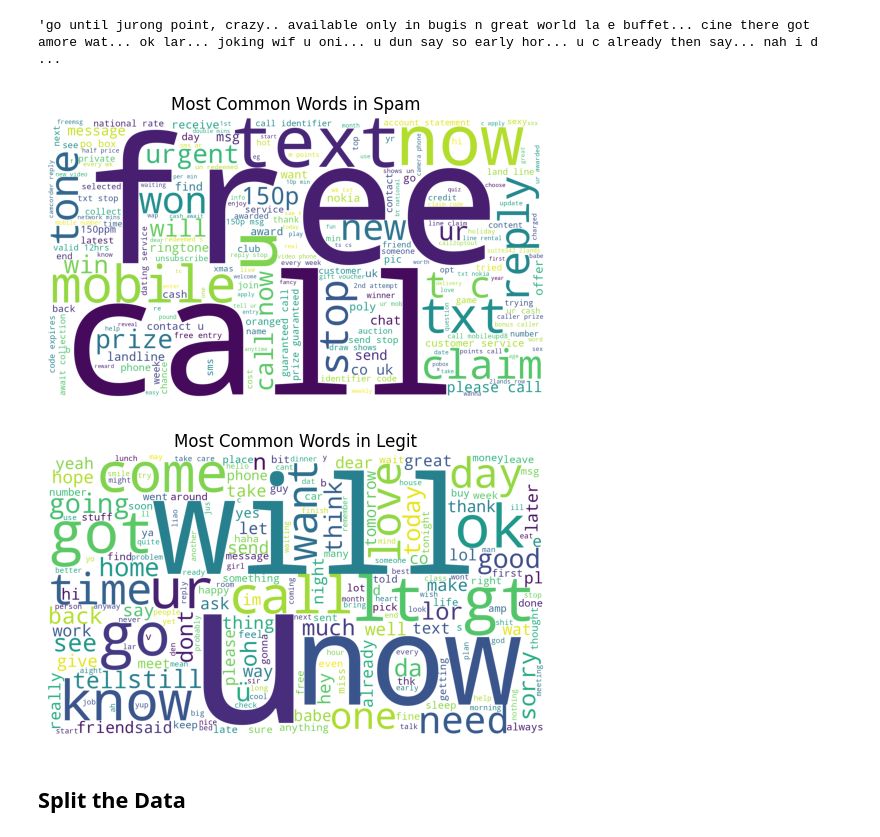
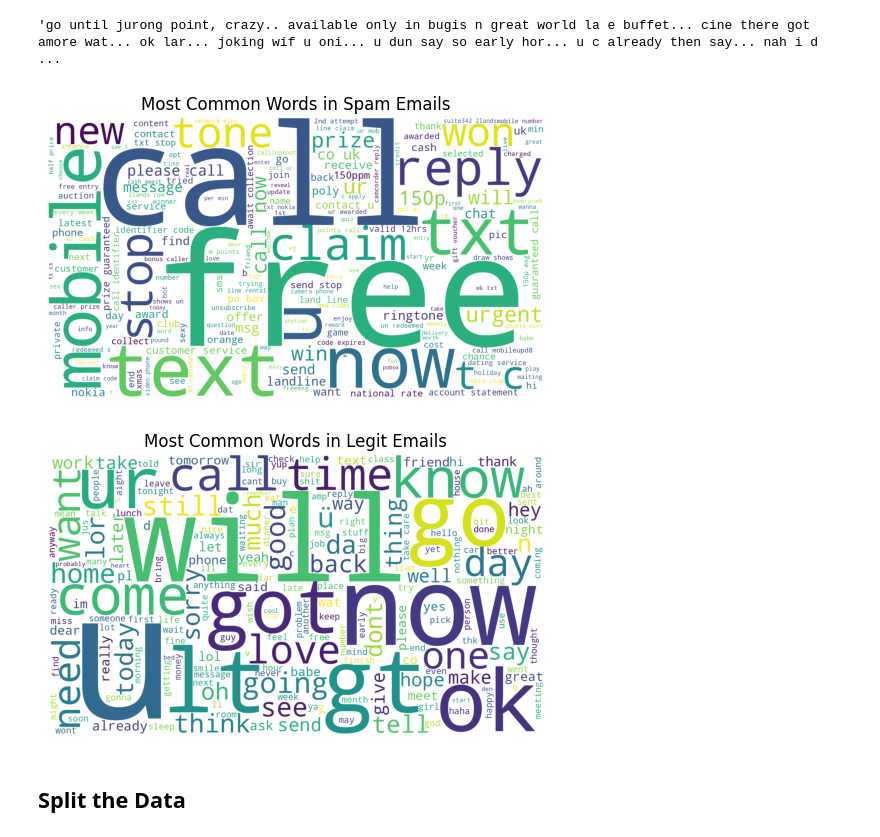
Before and after one commit to jackson-trader/CS462-Email-Spam-Classifier, a Jupyter notebook: CS462_Email_Spam_Classifier.ipynb, the cells around one changed output. Drawn from its saved outputs; the diff is of its cells as text; code cells hidden in the pictures.

```diff
--- a/CS462_Email_Spam_Classifier.ipynb
+++ b/CS462_Email_Spam_Classifier.ipynb
@@ -156,30 +157,30 @@ legit_text
 # %%
 # Spam WordCloud
 wordcloud = WordCloud(
     width = 1920,
     height = 1080,
     background_color = 'white',
     stopwords = STOPWORDS
 ).generate(spam_text)
-plt.title("Most Common Words in Spam")
+plt.title("Most Common Words in Spam Emails")
 plt.imshow(wordcloud)
 plt.axis("off")
 plt.show()
 
 # Legit WordCloud
 wordcloud = WordCloud(
     width = 1920,
     height = 1080,
     background_color = 'white',
     stopwords = STOPWORDS
 ).generate(legit_text)
 plt.imshow(wordcloud)
 plt.axis("off")
-plt.title("Most Common Words in Legit")
+plt.title("Most Common Words in Legit Emails")
 plt.show()
 # %% [output]
-[figure, old version]
+[figure, new version]
-[figure, old version]
+[figure, new version]
 # %% [markdown]
 ## **Split the Data**
 # %% [markdown]
```
Also changed, not shown: parts of 6 cells of this notebook.
